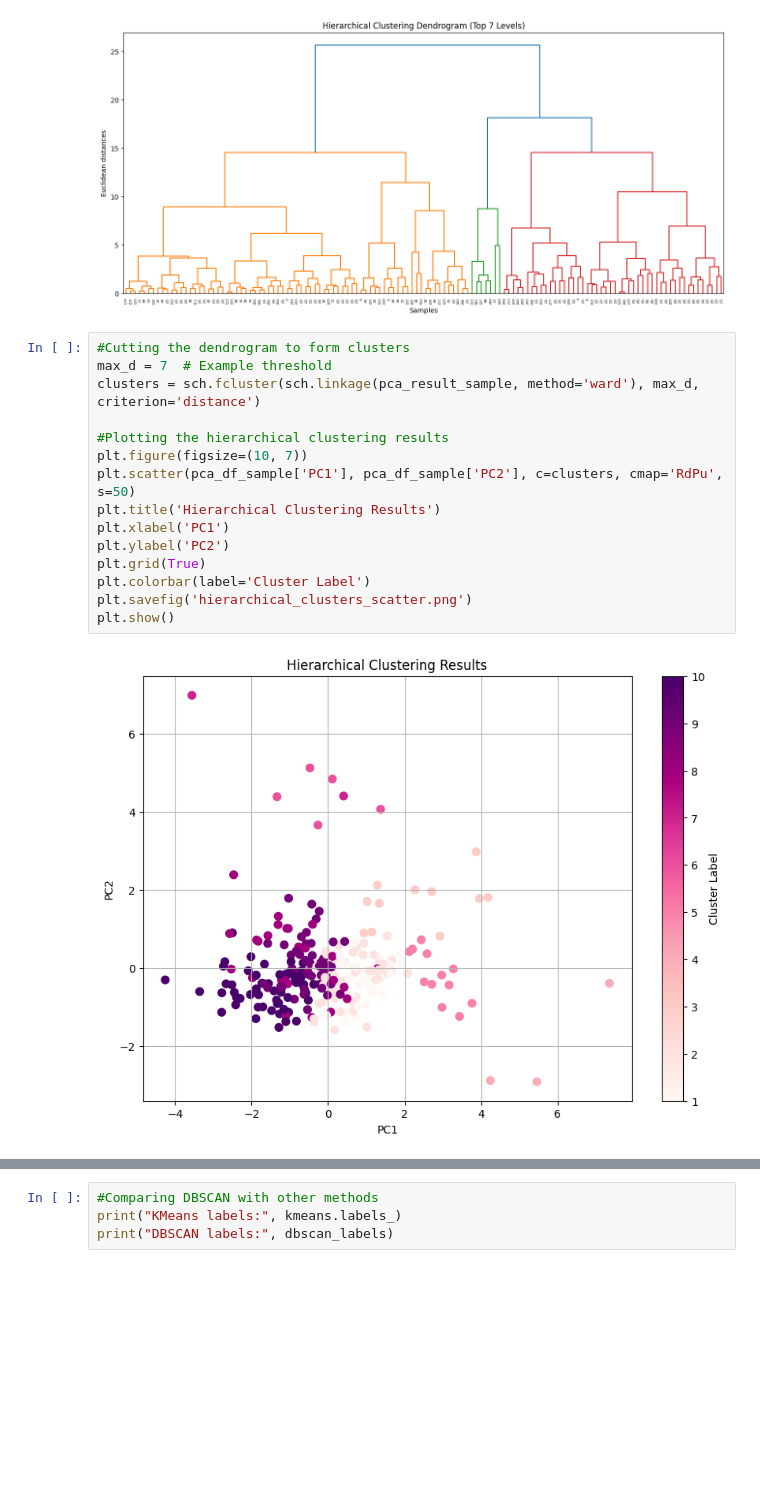
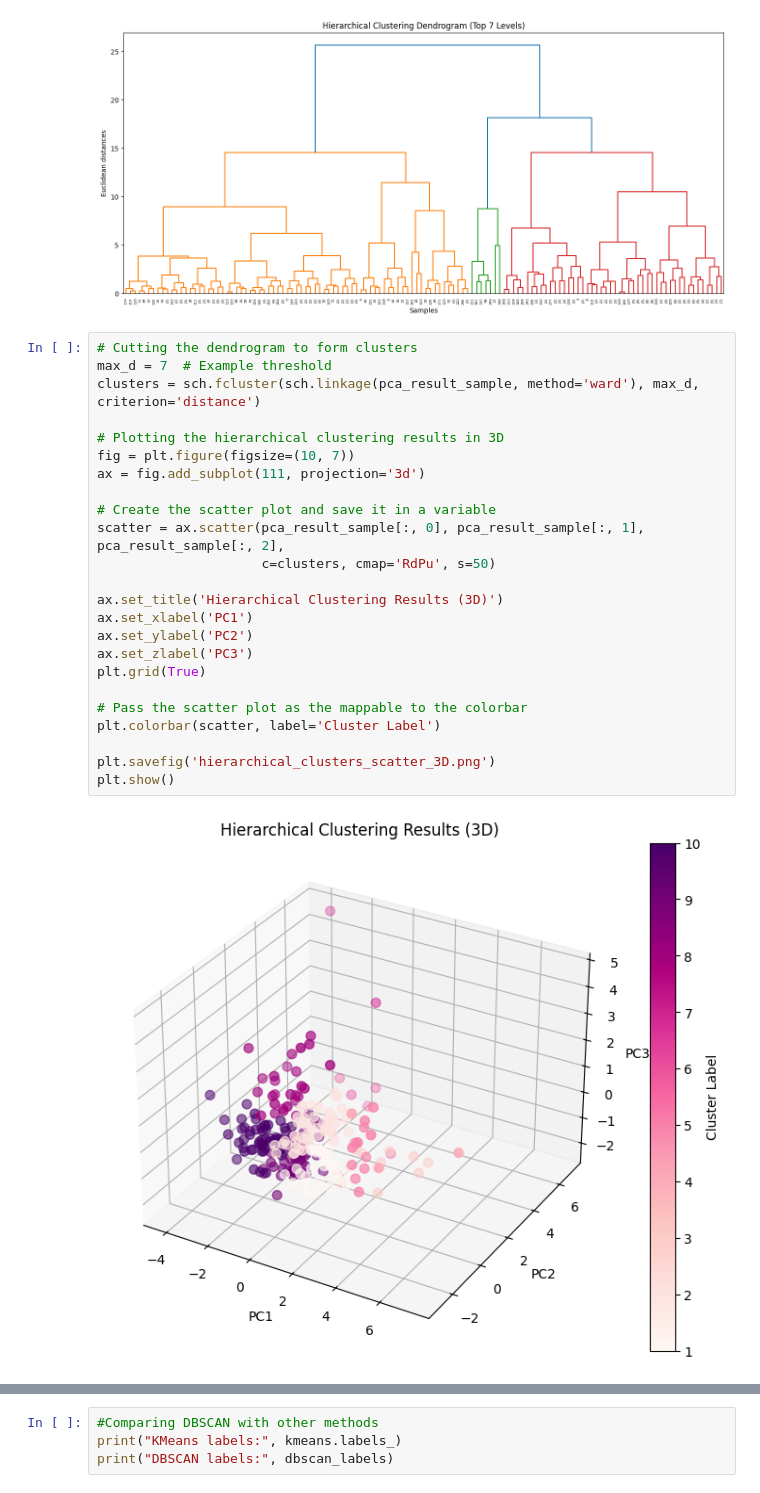
Before and after one commit to KenzieHensel/Project, a Jupyter notebook: Module_2/Clustering.ipynb, the cells around one changed output, grey strips where cells are left out. Drawn from its saved outputs; the diff is of its cells as text; blank space fills up the shorter version.

```diff
--- a/Module_2/Clustering.ipynb
+++ b/Module_2/Clustering.ipynb
@@ -200,22 +202,31 @@ plt.show()
 # %% [output]
 [figure]
 # %%
-#Cutting the dendrogram to form clusters
+# Cutting the dendrogram to form clusters
 max_d = 7  # Example threshold
 clusters = sch.fcluster(sch.linkage(pca_result_sample, method='ward'), max_d, criterion='distance')
 
-#Plotting the hierarchical clustering results
-plt.figure(figsize=(10, 7))
-plt.scatter(pca_df_sample['PC1'], pca_df_sample['PC2'], c=clusters, cmap='RdPu', s=50)
-plt.title('Hierarchical Clustering Results')
-plt.xlabel('PC1')
-plt.ylabel('PC2')
+# Plotting the hierarchical clustering results in 3D
+fig = plt.figure(figsize=(10, 7))
+ax = fig.add_subplot(111, projection='3d')
+
+# Create the scatter plot and save it in a variable
+scatter = ax.scatter(pca_result_sample[:, 0], pca_result_sample[:, 1], pca_result_sample[:, 2],
+                     c=clusters, cmap='RdPu', s=50)
+
+ax.set_title('Hierarchical Clustering Results (3D)')
+ax.set_xlabel('PC1')
+ax.set_ylabel('PC2')
+ax.set_zlabel('PC3')
 plt.grid(True)
-plt.colorbar(label='Cluster Label')
-plt.savefig('hierarchical_clusters_scatter.png')
+
+# Pass the scatter plot as the mappable to the colorbar
+plt.colorbar(scatter, label='Cluster Label')
+
+plt.savefig('hierarchical_clusters_scatter_3D.png')
 plt.show()
 # %% [output]
-[figure, old version]
+[figure, new version]
 # %%
 from sklearn.cluster import DBSCAN
 
```
Also changed, not shown: parts of 3 cells of this notebook, 21 other files.
